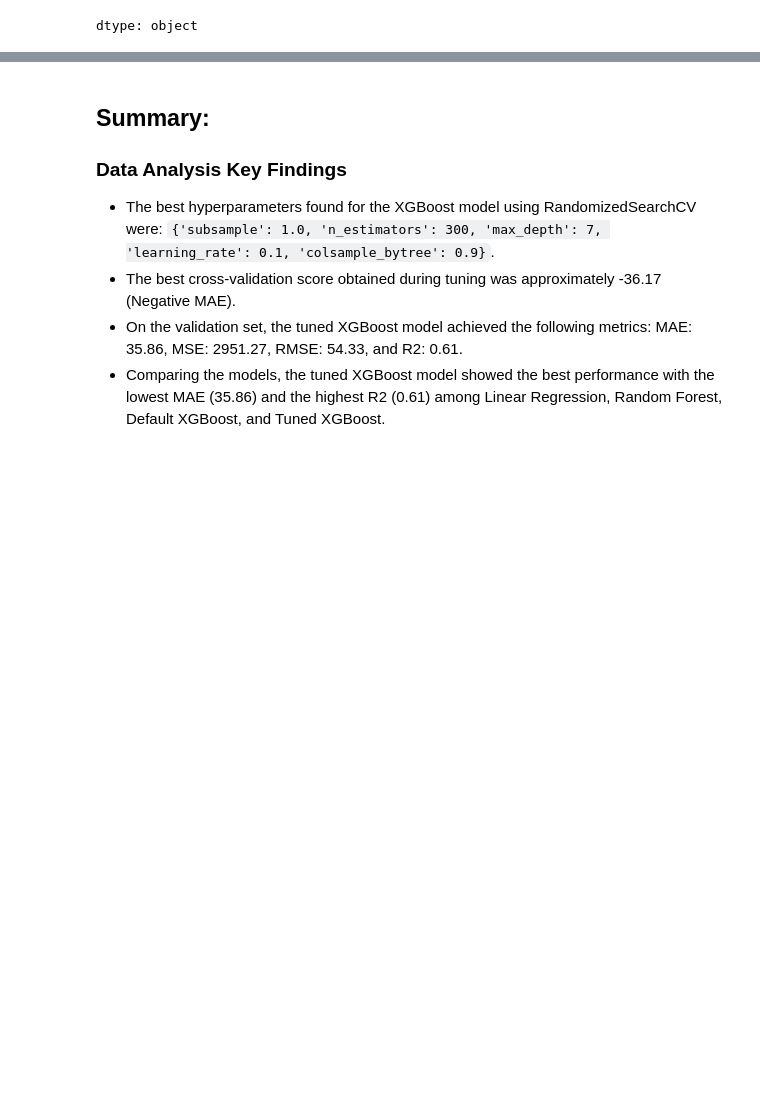
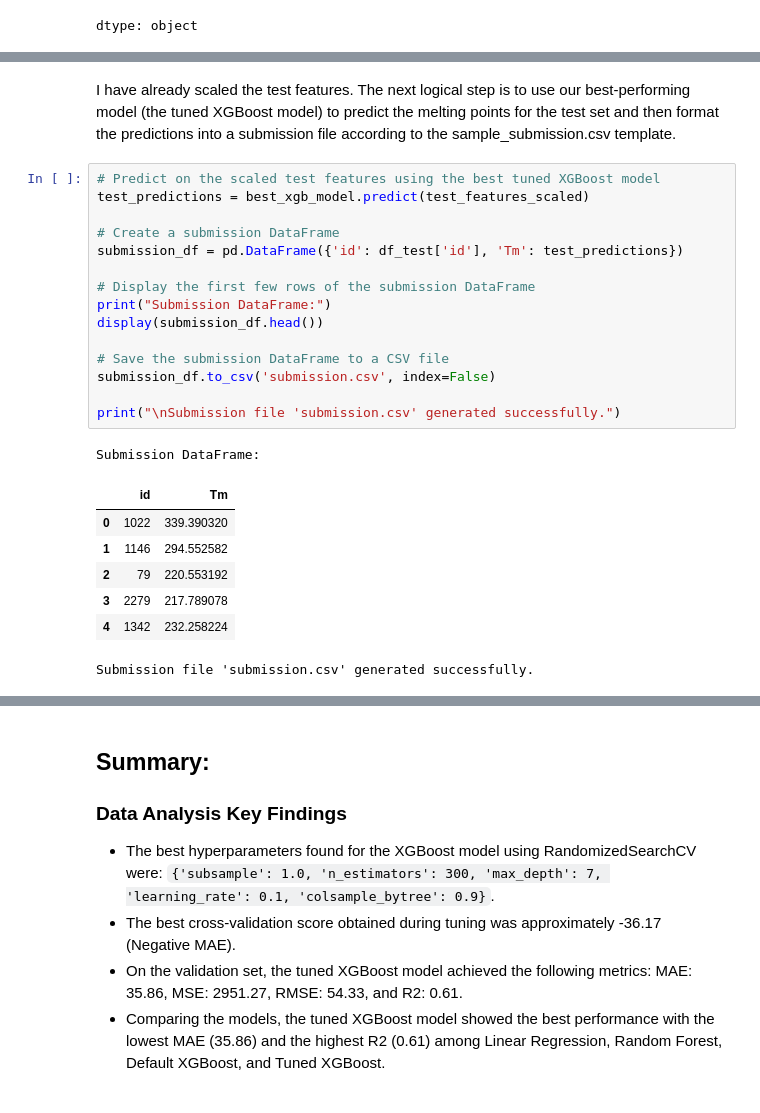
Before and after one commit to Eugeny13/Thermophysical-Property-Melting-Point, a Jupyter notebook: Thermophysical_Property.ipynb, the cells around one changed output, grey strips where cells are left out. Cells and saved outputs as stored; diff of their text form; blank space fills up the shorter version.

```diff
--- a/Thermophysical_Property.ipynb
+++ b/Thermophysical_Property.ipynb
@@ -1294,0 +1333,26 @@ dtype: object
+# %% [markdown]
+I have already scaled the test features. The next logical step is to use our best-performing model (the tuned XGBoost model) to predict the melting points for the test set and then format the predictions into a submission file according to the sample_submission.csv template.
+# %%
+# Predict on the scaled test features using the best tuned XGBoost model
+test_predictions = best_xgb_model.predict(test_features_scaled)
+
+# Create a submission DataFrame
+submission_df = pd.DataFrame({'id': df_test['id'], 'Tm': test_predictions})
+
+# Display the first few rows of the submission DataFrame
+print("Submission DataFrame:")
+display(submission_df.head())
+
+# Save the submission DataFrame to a CSV file
+submission_df.to_csv('submission.csv', index=False)
+
+print("\nSubmission file 'submission.csv' generated successfully.")
+# %% [output]
+Submission DataFrame:
+|  | id | Tm |
+| 0 | 1022 | 339.390320 |
+| 1 | 1146 | 294.552582 |
+| 2 | 79 | 220.553192 |
+| 3 | 2279 | 217.789078 |
+| 4 | 1342 | 232.258224 |
+Submission file 'submission.csv' generated successfully.
```
Also changed, not shown: parts of 3 cells of this notebook.
